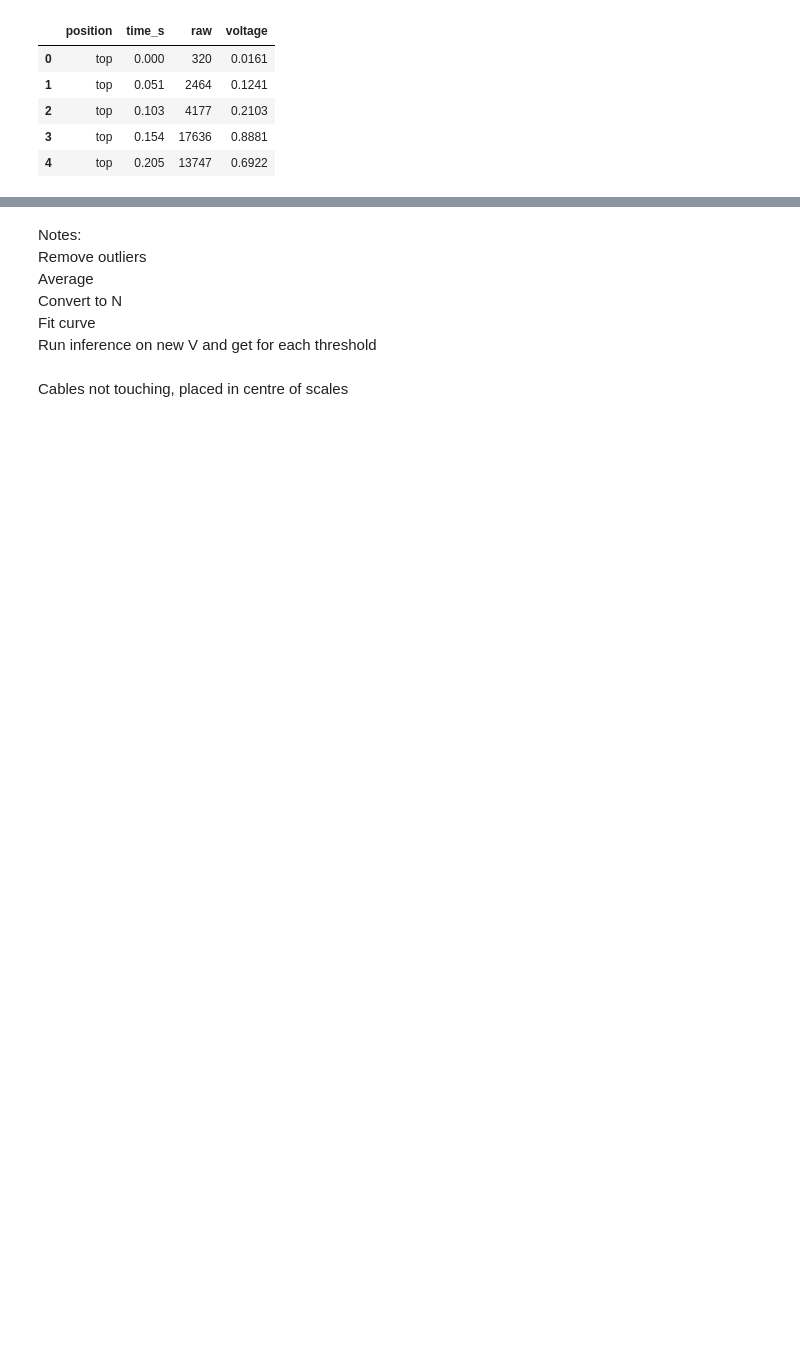
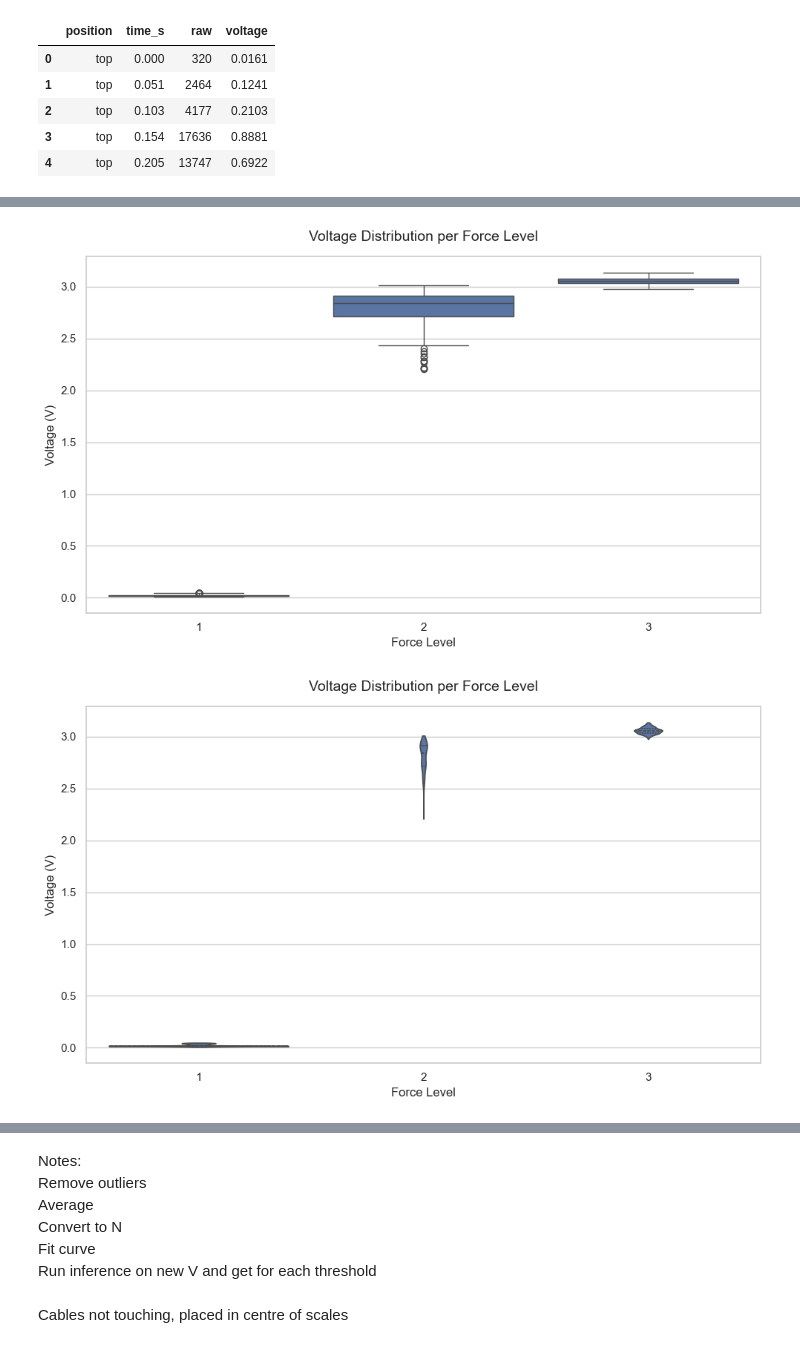
Before and after one commit to gemixin/digit_force_calibration, a Jupyter notebook: calibration.ipynb, the cells around one changed output, grey strips where cells are left out. Drawn from its saved outputs; the diff is of its cells as text; code cells hidden in the pictures; blank space fills up the shorter version.

```diff
--- a/calibration.ipynb
+++ b/calibration.ipynb
@@ -13,2 +105,27 @@ import seaborn as sns
+# %%
+def remove_iqr_outliers(df, col, k=1.5):
+    """
+    Remove IQR outliers from a Pandas DataFrame.
+
+    Args:
+        df (pandas.DataFrame): The input DataFrame.
+        col (str): Name of the column to check for outliers.
+        k (float, optional): IQR multiplier used to define outlier thresholds.
+            Defaults to 1.5.
+
+    Returns:
+        pandas.DataFrame: DataFrame with outliers removed based on the IQR rule.
+    """
+    # Calculate Q1, Q3, and IQR
+    Q1 = df[col].quantile(0.25)
+    Q3 = df[col].quantile(0.75)
+    IQR = Q3 - Q1
+
+    # Define outlier thresholds
+    lower = Q1 - k * IQR
+    upper = Q3 + k * IQR
+
+    # Keep only non-outliers
+    return df[(df[col] >= lower) & (df[col] <= upper)]
 # %% [markdown]
 ### Object Comparison
@@ -68,0 +235,7 @@ Humidity:         59%
+# %%
+# Show boxplot and violin plots for the cleaned data
+plot_voltage_by_force(df_motion_clean, type='box')
+plot_voltage_by_force(df_motion_clean, type='violin')
+# %% [output]
+[figure, added]
+[figure, added]
```
Also changed, not shown: parts of 28 cells of this notebook, 1 other file.
